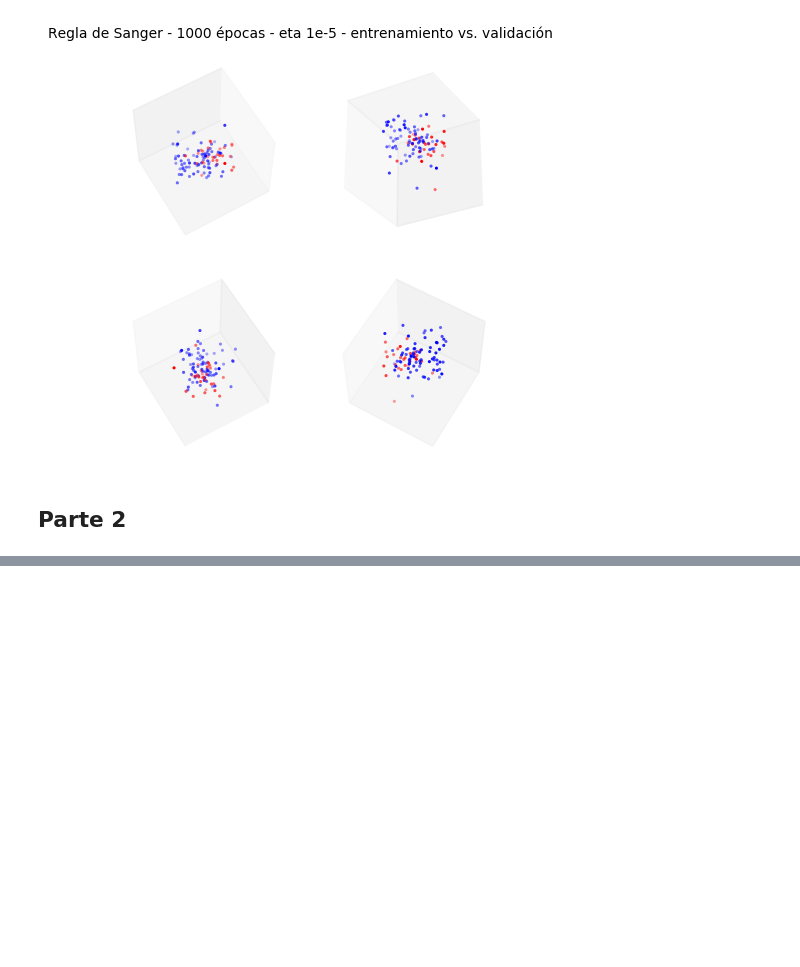
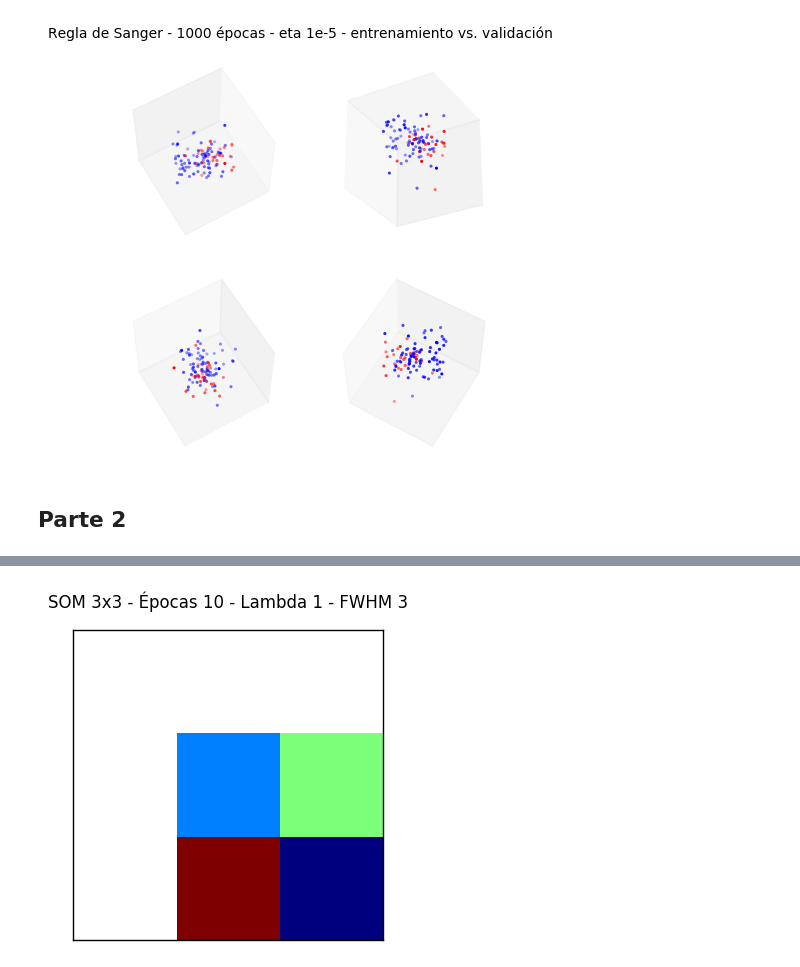
Before and after one commit to matiasbattocchia/redes-neuronales, a Jupyter notebook: tp2/TP 2.ipynb, the cells around one changed output, grey strips where cells are left out. Saved outputs shown, nothing was run; the diff lists cells and outputs as text; code cells hidden in the pictures; blank space fills up the shorter version.

```diff
--- a/tp2/TP 2.ipynb
+++ b/tp2/TP 2.ipynb
@@ -287,0 +341,4 @@ class SOM(BaseEstimator):
+# %%
+experimento(factor_aprendizaje=1, épocas=10, lado=3, fwhm_inicial=3)
+# %% [output]
+[figure, added]
```
Also changed, not shown: parts of 54 cells of this notebook.
